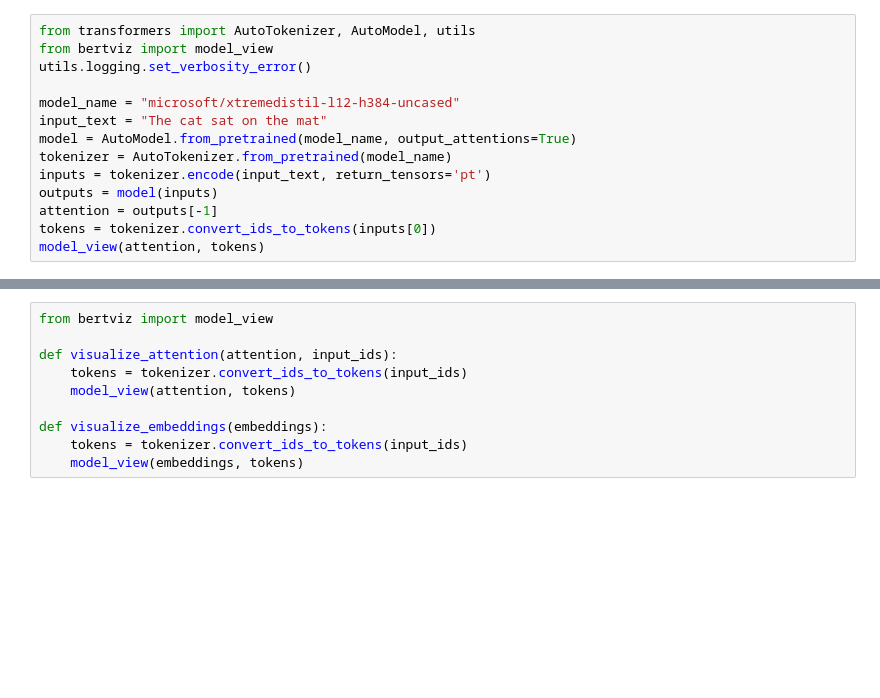
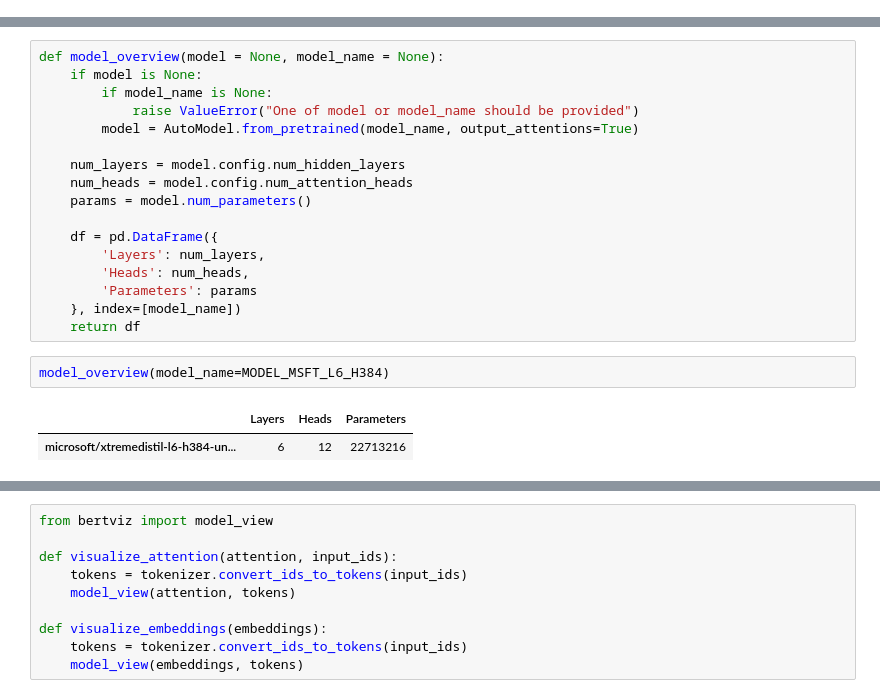
Before and after one commit to bazen-teklehaymanot/taxonomy, a Jupyter notebook: notebooks/catagory.ipynb, the cells around one changed output, grey strips where cells are left out. Saved outputs shown, nothing was run; the diff lists cells and outputs as text; blank space fills up the shorter version.

```diff
--- a/notebooks/catagory.ipynb
+++ b/notebooks/catagory.ipynb
@@ -3,14 +4,0 @@
-# %%
-from transformers import AutoTokenizer, AutoModel, utils
-from bertviz import model_view
-utils.logging.set_verbosity_error()
-
-model_name = "microsoft/xtremedistil-l12-h384-uncased"
-input_text = "The cat sat on the mat"
-model = AutoModel.from_pretrained(model_name, output_attentions=True)
-tokenizer = AutoTokenizer.from_pretrained(model_name)
-inputs = tokenizer.encode(input_text, return_tensors='pt')
-outputs = model(inputs)
-attention = outputs[-1]
-tokens = tokenizer.convert_ids_to_tokens(inputs[0])
-model_view(attention, tokens)
@@ -20 +33,23 @@ model_view(attention, tokens)
+# %%
+def model_overview(model = None, model_name = None):
+    if model is None:
+        if model_name is None:
+            raise ValueError("One of model or model_name should be provided")
+        model = AutoModel.from_pretrained(model_name, output_attentions=True)
+
+    num_layers = model.config.num_hidden_layers
+    num_heads = model.config.num_attention_heads
+    params = model.num_parameters()
+
+    df = pd.DataFrame({
+        'Layers': num_layers,
+        'Heads': num_heads,
+        'Parameters': params
+    }, index=[model_name])
+    return df
+# %%
+model_overview(model_name=MODEL_MSFT_L6_H384)
+# %% [output]
+|  | Layers | Heads | Parameters |
+| microsoft/xtremedistil-l6-h384-un... | 6 | 12 | 22713216 |
 # %%
```
Also changed, not shown: parts of 20 cells of this notebook, 1 other file.
